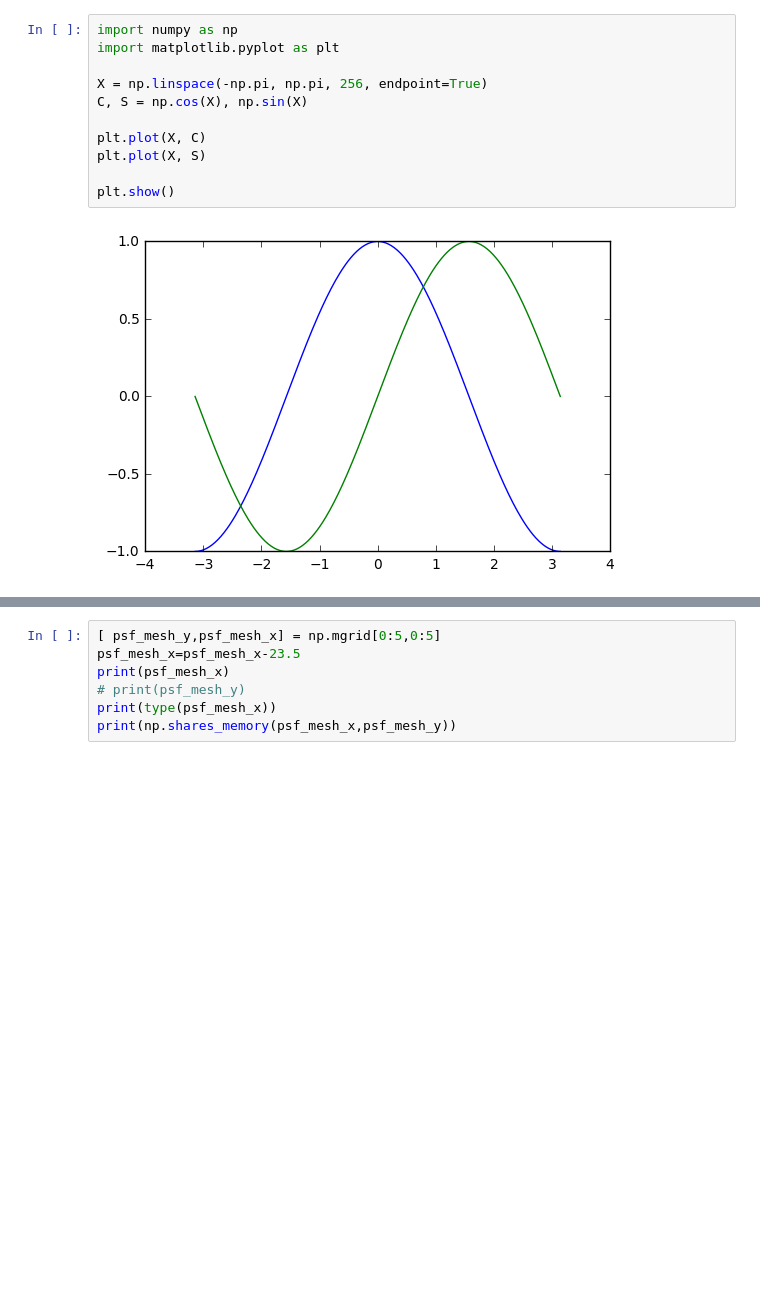
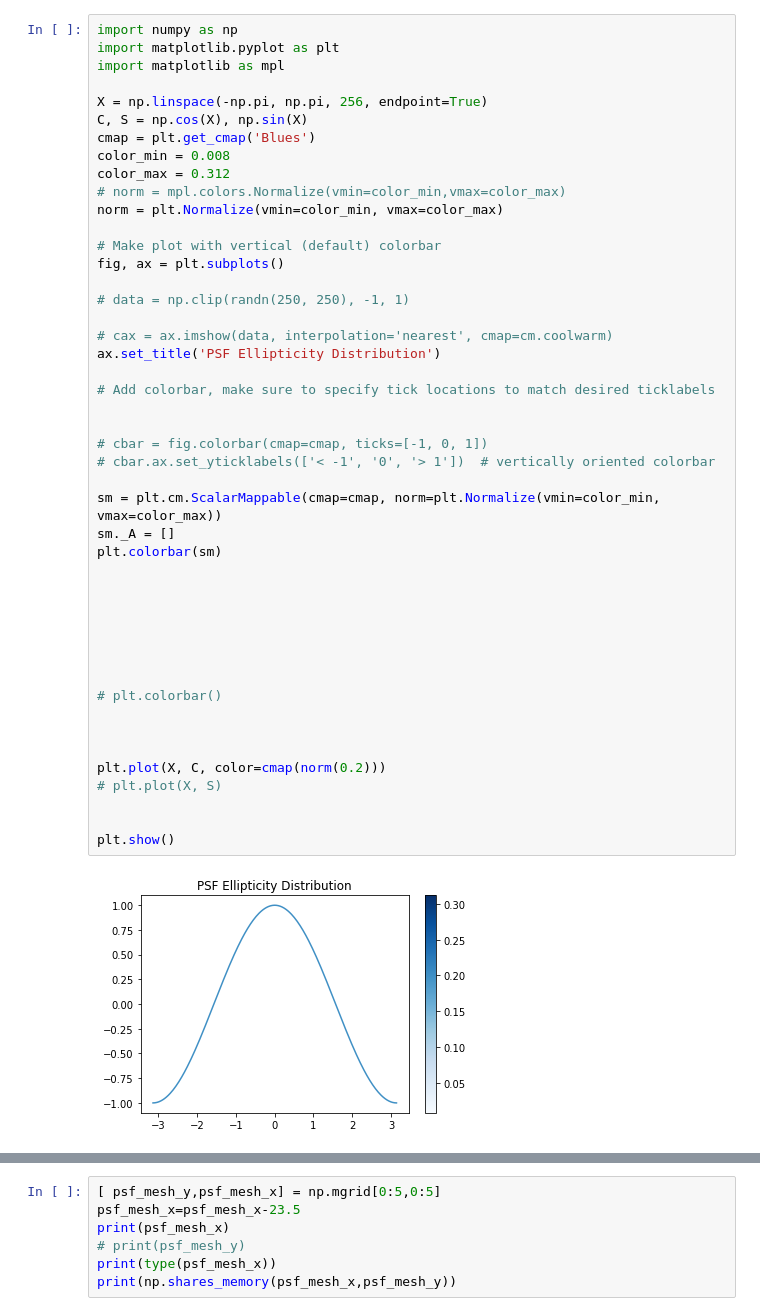
Before and after one commit to liuwenhaha/astro-physics-research, a Jupyter notebook: docs/Coding.ipynb, the cells around one changed output, grey strips where cells are left out. Cells and saved outputs as stored; diff of their text form; blank space fills up the shorter version.

Commit message:
[qinacme]: Working on exposure plot

```diff
--- a/docs/Coding.ipynb
+++ b/docs/Coding.ipynb
@@ -1,15 +1,50 @@
-# %%
-import numpy as np
-import matplotlib.pyplot as plt
-
-X = np.linspace(-np.pi, np.pi, 256, endpoint=True)
-C, S = np.cos(X), np.sin(X)
-
-plt.plot(X, C)
-plt.plot(X, S)
-
-plt.show()
-# %% [output]
-[figure, removed]
+# %%
+import numpy as np
+import matplotlib.pyplot as plt
+import matplotlib as mpl
+
+X = np.linspace(-np.pi, np.pi, 256, endpoint=True)
+C, S = np.cos(X), np.sin(X)
+cmap = plt.get_cmap('Blues')
+color_min = 0.008
+color_max = 0.312
+# norm = mpl.colors.Normalize(vmin=color_min,vmax=color_max)
+norm = plt.Normalize(vmin=color_min, vmax=color_max)
+
+# Make plot with vertical (default) colorbar
+fig, ax = plt.subplots()
+
+# data = np.clip(randn(250, 250), -1, 1)
+
+# cax = ax.imshow(data, interpolation='nearest', cmap=cm.coolwarm)
+ax.set_title('PSF Ellipticity Distribution')
+
+# Add colorbar, make sure to specify tick locations to match desired ticklabels
+
+
+# cbar = fig.colorbar(cmap=cmap, ticks=[-1, 0, 1])
+# cbar.ax.set_yticklabels(['< -1', '0', '> 1'])  # vertically oriented colorbar
+
+sm = plt.cm.ScalarMappable(cmap=cmap, norm=plt.Normalize(vmin=color_min, vmax=color_max))
+sm._A = []
+plt.colorbar(sm)
+
+
+
+
+
+
+
+# plt.colorbar()
+
+
+
+plt.plot(X, C, color=cmap(norm(0.2)))
+# plt.plot(X, S)
+
+
+plt.show()
+# %% [output]
+[figure, added]
 # %%
 import numpy as np
```
Also changed, not shown: parts of 5 cells of this notebook, 3 other files.
